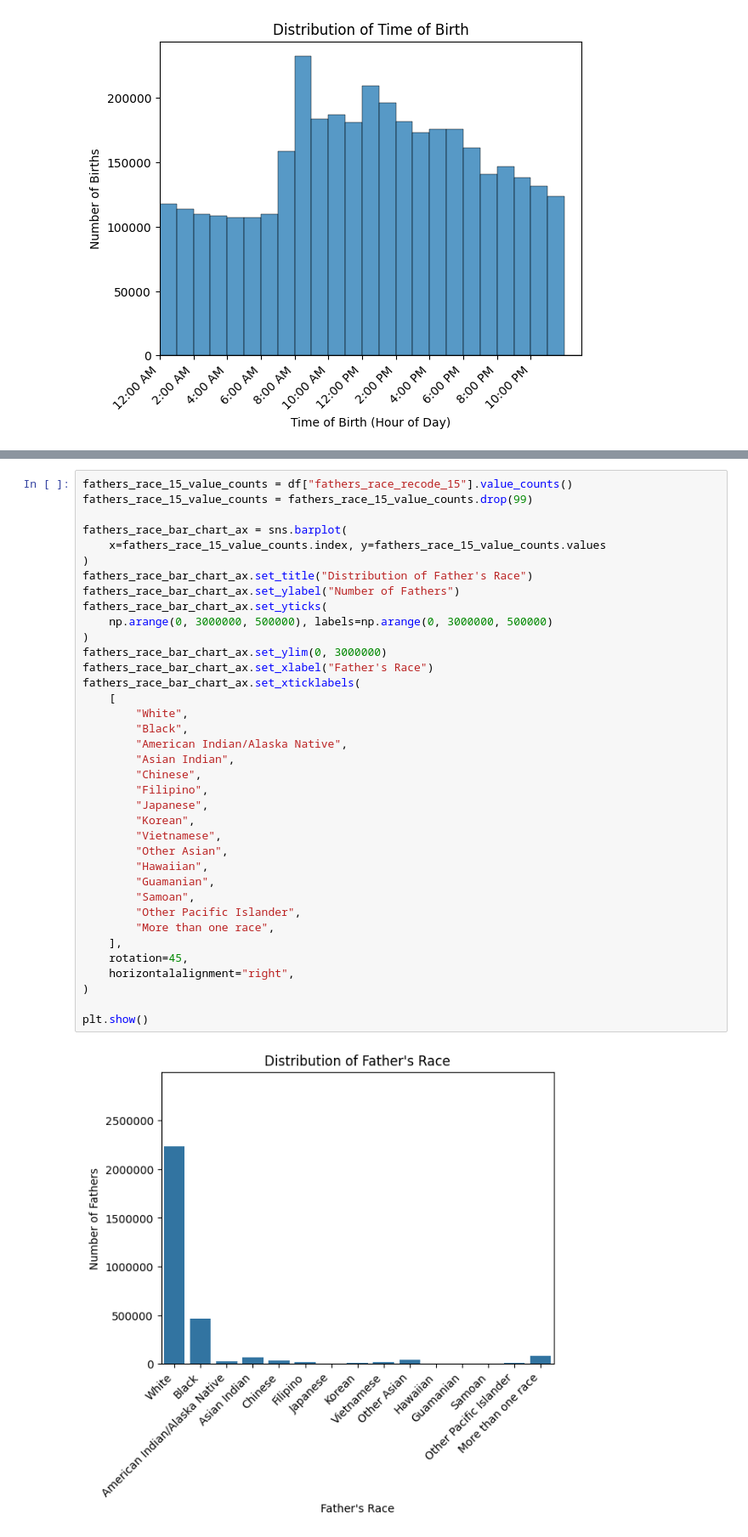
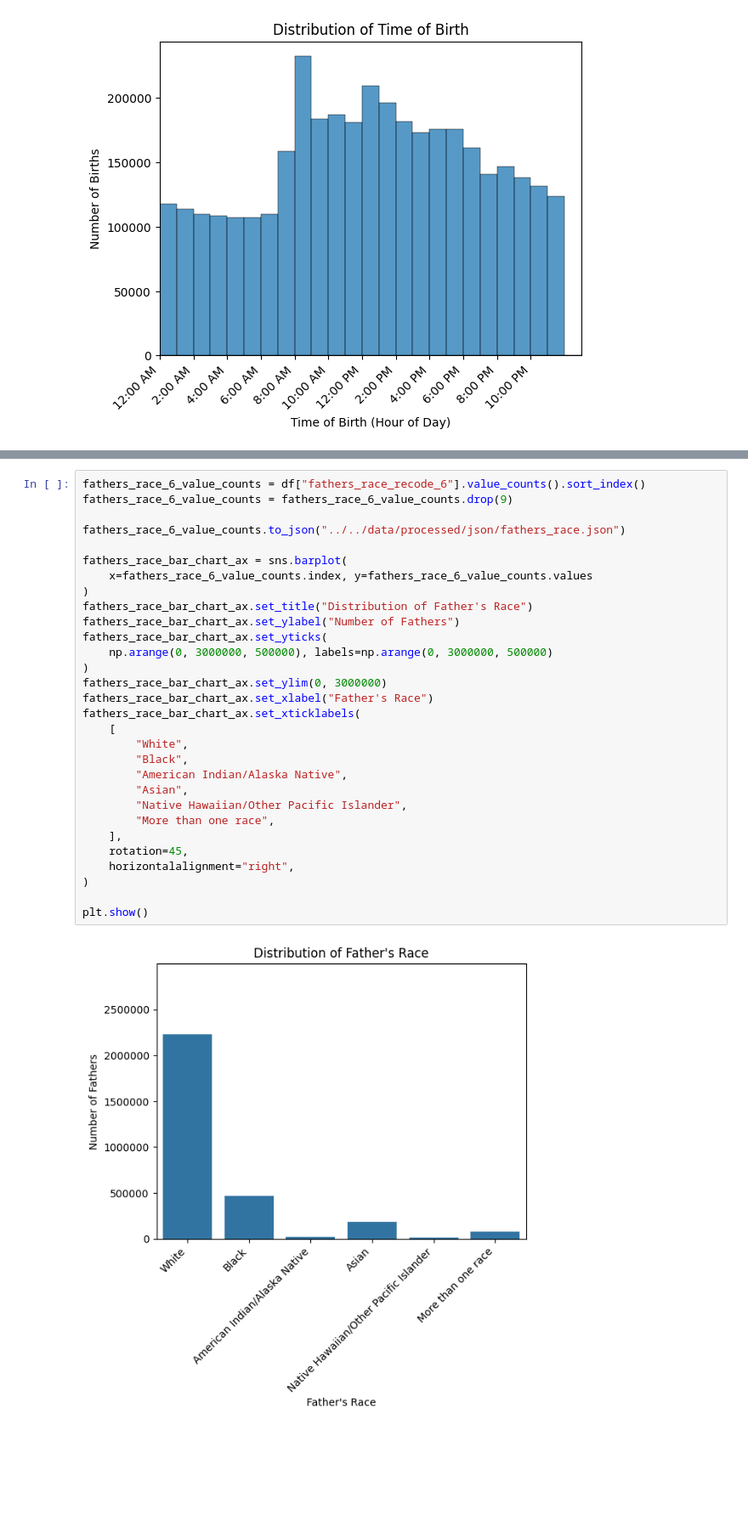
Before and after one commit to shroommu/natality-stats, a Jupyter notebook: dev/notebooks/exploratory/02_visualizations.ipynb, the cells around one changed output, grey strips where cells are left out. Shown at 85% size. Drawn from its saved outputs; the diff is of its cells as text; blank space fills up the shorter version.

```diff
--- a/dev/notebooks/exploratory/02_visualizations.ipynb
+++ b/dev/notebooks/exploratory/02_visualizations.ipynb
@@ -163,40 +171,33 @@ plt.show()
 # %%
-fathers_race_15_value_counts = df["fathers_race_recode_15"].value_counts()
-fathers_race_15_value_counts = fathers_race_15_value_counts.drop(99)
+fathers_race_6_value_counts = df["fathers_race_recode_6"].value_counts().sort_index()
+fathers_race_6_value_counts = fathers_race_6_value_counts.drop(9)
+
+fathers_race_6_value_counts.to_json("../../data/processed/json/fathers_race.json")
 
 fathers_race_bar_chart_ax = sns.barplot(
-    x=fathers_race_15_value_counts.index, y=fathers_race_15_value_counts.values
+    x=fathers_race_6_value_counts.index, y=fathers_race_6_value_counts.values
 )
 fathers_race_bar_chart_ax.set_title("Distribution of Father's Race")
 fathers_race_bar_chart_ax.set_ylabel("Number of Fathers")
 fathers_race_bar_chart_ax.set_yticks(
     np.arange(0, 3000000, 500000), labels=np.arange(0, 3000000, 500000)
 )
 fathers_race_bar_chart_ax.set_ylim(0, 3000000)
 fathers_race_bar_chart_ax.set_xlabel("Father's Race")
 fathers_race_bar_chart_ax.set_xticklabels(
     [
         "White",
         "Black",
         "American Indian/Alaska Native",
-        "Asian Indian",
-        "Chinese",
-        "Filipino",
-        "Japanese",
-        "Korean",
-        "Vietnamese",
-        "Other Asian",
-        "Hawaiian",
-        "Guamanian",
-        "Samoan",
-        "Other Pacific Islander",
+        "Asian",
+        "Native Hawaiian/Other Pacific Islander",
         "More than one race",
     ],
     rotation=45,
     horizontalalignment="right",
 )
 
 plt.show()
 # %% [output]
-[figure, old version]
+[figure, new version]
 # %%
```
Also changed, not shown: parts of 13 cells of this notebook.
